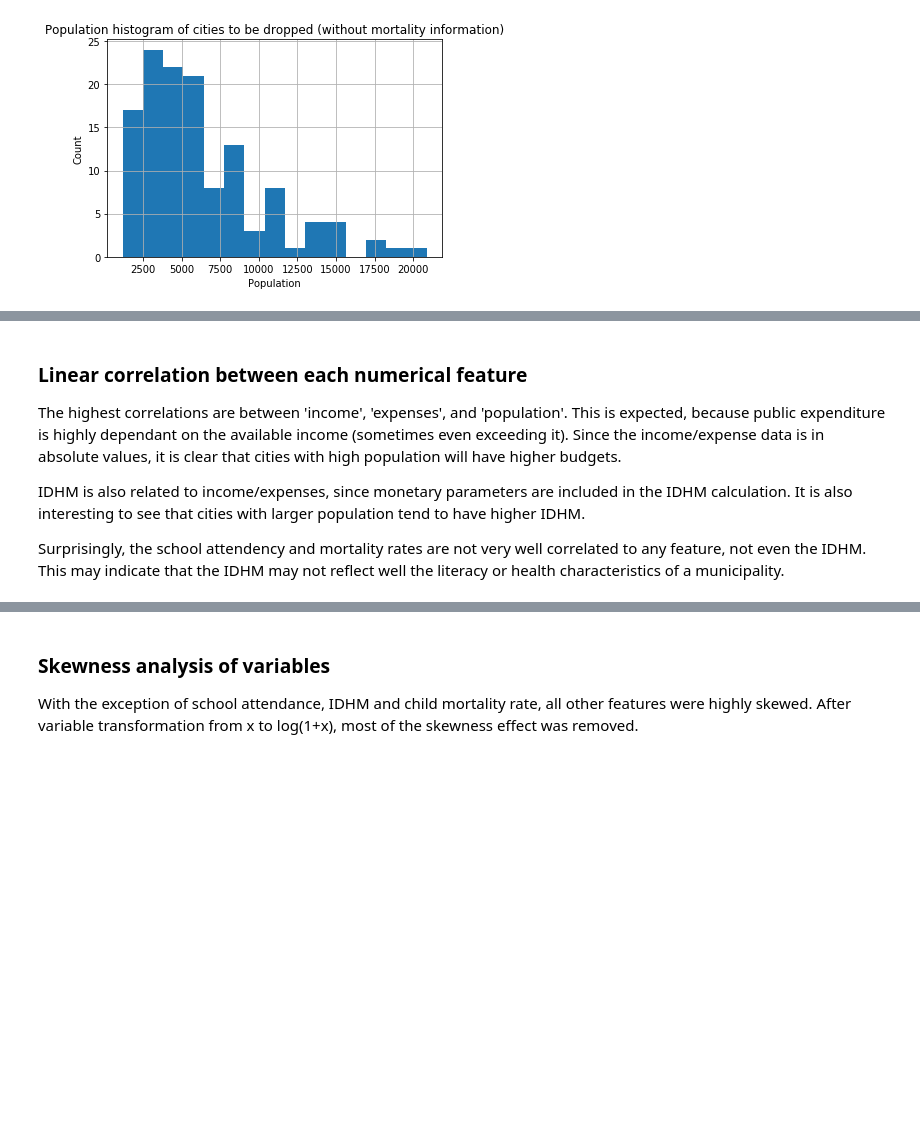
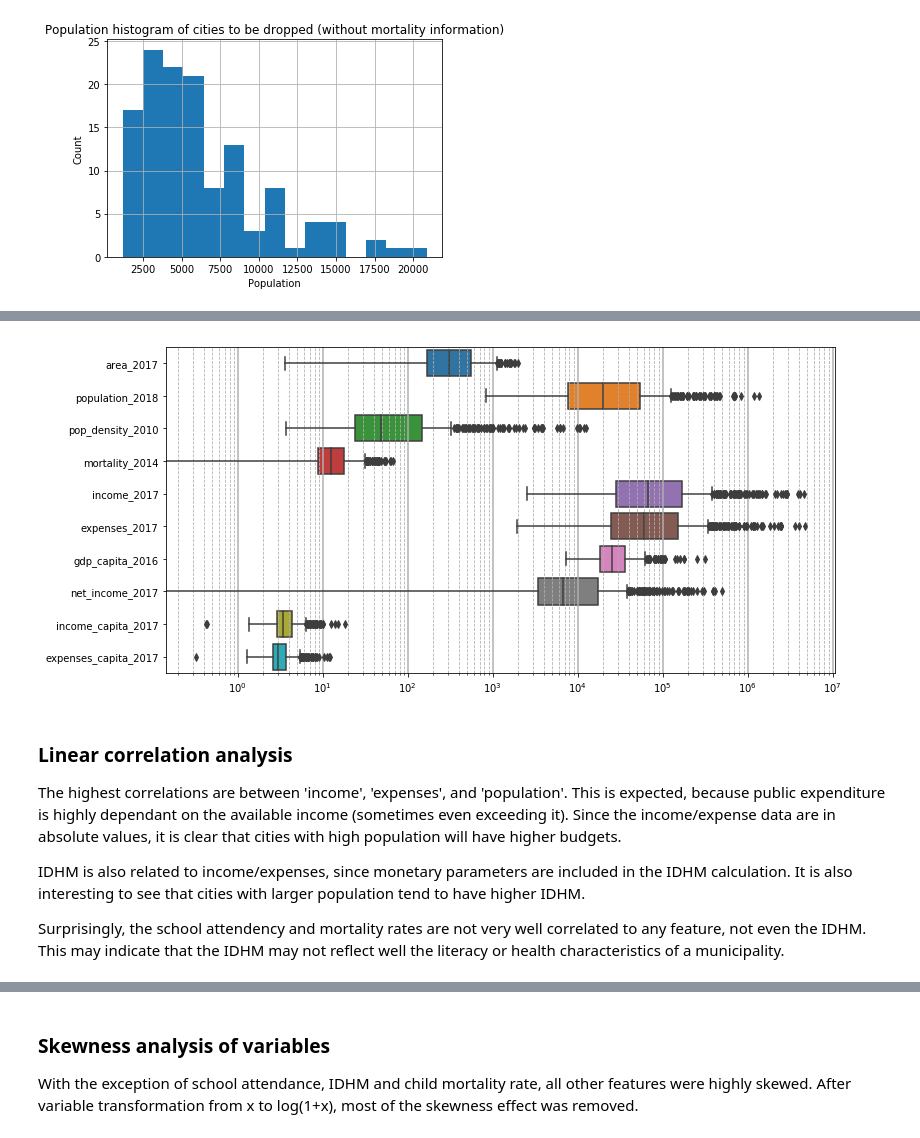
Before and after one commit to Lgcsimoes/tce_sp, a Jupyter notebook: notebooks/SP state cities - Overview.ipynb, the cells around one changed output, grey strips where cells are left out. Cells and saved outputs as stored; diff of their text form; code cells hidden in the pictures; blank space fills up the shorter version.

```diff
--- a/notebooks/SP state cities - Overview.ipynb
+++ b/notebooks/SP state cities - Overview.ipynb
@@ -145,7 +206,22 @@ plt.show()
+# %%
+# Defines which columns to show in boxplot
+cols = df.select_dtypes(include='float').columns
+cols = cols.drop(['idhm_2010', 'school_rate_2010'])
+
+# Plot image
+plt.figure(figsize=(12,6))
+sns.boxplot(data=df[cols], orient='h')
+plt.xscale('log')
+plt.grid(which='major', axis='x', linewidth=1.5)
+plt.grid(which='minor', axis='x', linestyle='--')
+plt.savefig('images/ibge_boxplot.png', dpi=100, bbox_inches = 'tight')
+plt.show()
+# %% [output]
+[figure, added]
 # %% [markdown]
-### Linear correlation between each numerical feature
+### Linear correlation analysis
 
-The highest correlations are between 'income', 'expenses', and 'population'. This is expected, because public expenditure is highly dependant on the available income (sometimes even exceeding it). Since the income/expense data is in absolute values, it is clear that cities with high population will have higher budgets.
+The highest correlations are between 'income', 'expenses', and 'population'. This is expected, because public expenditure is highly dependant on the available income (sometimes even exceeding it). Since the income/expense data are in absolute values, it is clear that cities with high population will have higher budgets.
 
 IDHM is also related to income/expenses, since monetary parameters are included in the IDHM calculation. It is also interesting to see that cities with larger population tend to have higher IDHM.
 
```
Also changed, not shown: parts of 28 cells of this notebook, 3 other files.
